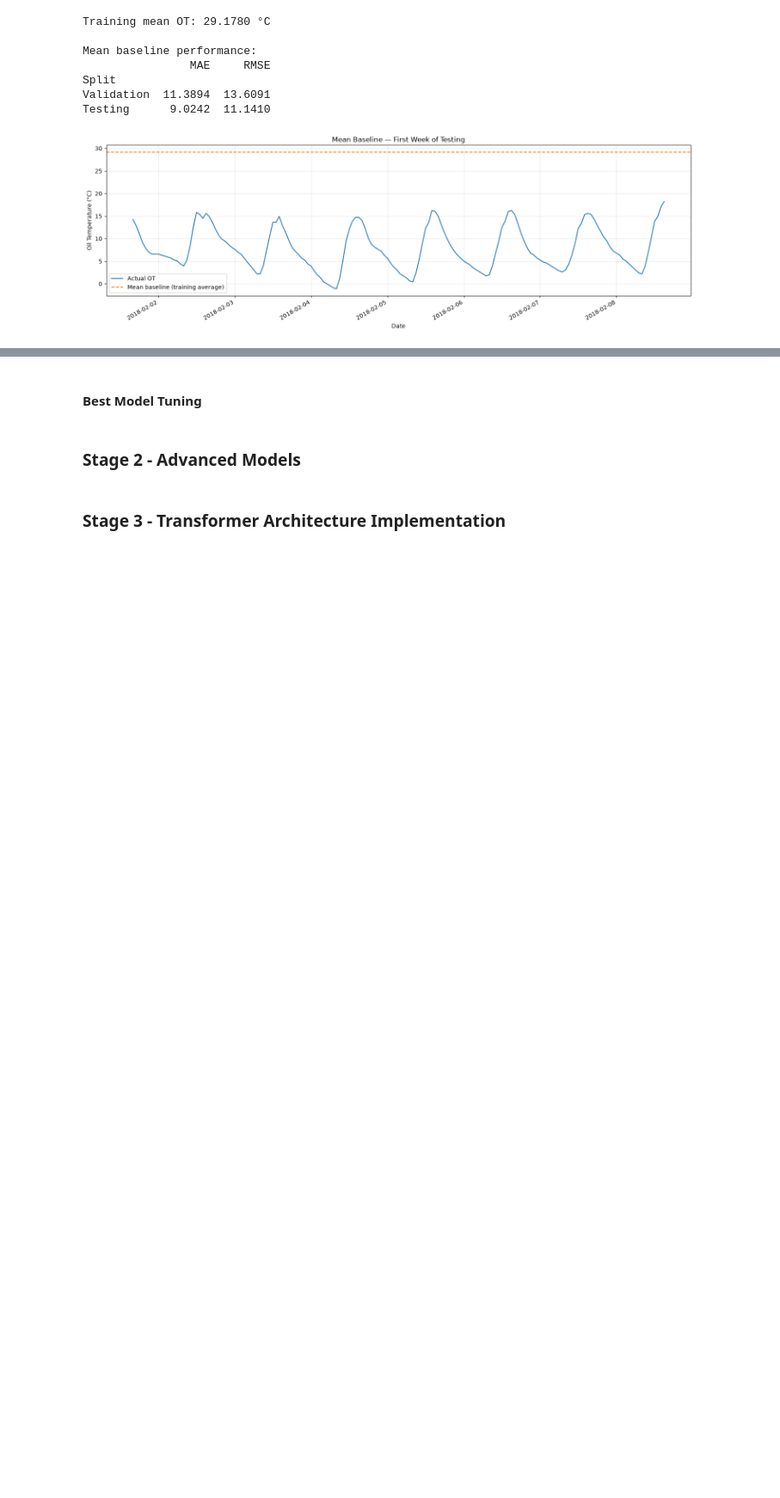
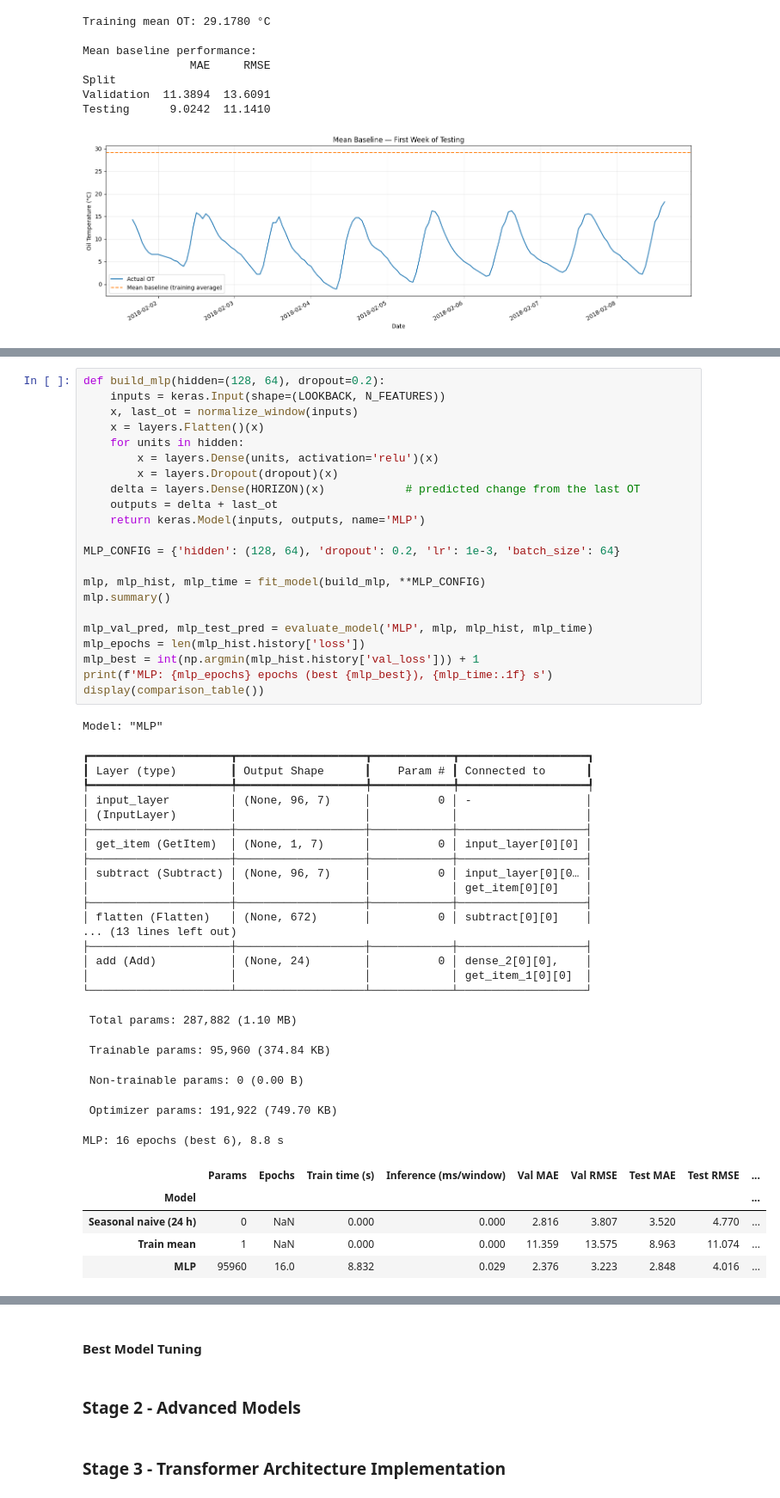
Before and after one commit to janwod/TransformerTempTracker, a Jupyter notebook: AISE4010_Project_Group07.ipynb, the cells around one changed output, grey strips where cells are left out. Shown at 86% size. Saved outputs shown, nothing was run; the diff lists cells and outputs as text; blank space fills up the shorter version.

```diff
--- a/AISE4010_Project_Group07.ipynb
+++ b/AISE4010_Project_Group07.ipynb
@@ -373,0 +562,51 @@ Testing      9.0242  11.1410
+# %%
+def build_mlp(hidden=(128, 64), dropout=0.2):
+    inputs = keras.Input(shape=(LOOKBACK, N_FEATURES))
+    x, last_ot = normalize_window(inputs)
+    x = layers.Flatten()(x)
+    for units in hidden:
+        x = layers.Dense(units, activation='relu')(x)
+        x = layers.Dropout(dropout)(x)
+    delta = layers.Dense(HORIZON)(x)            # predicted change from the last OT
+    outputs = delta + last_ot
+    return keras.Model(inputs, outputs, name='MLP')
+
+MLP_CONFIG = {'hidden': (128, 64), 'dropout': 0.2, 'lr': 1e-3, 'batch_size': 64}
+
+mlp, mlp_hist, mlp_time = fit_model(build_mlp, **MLP_CONFIG)
+mlp.summary()
+
+mlp_val_pred, mlp_test_pred = evaluate_model('MLP', mlp, mlp_hist, mlp_time)
+mlp_epochs = len(mlp_hist.history['loss'])
+mlp_best = int(np.argmin(mlp_hist.history['val_loss'])) + 1
+print(f'MLP: {mlp_epochs} epochs (best {mlp_best}), {mlp_time:.1f} s')
+display(comparison_table())
+# %% [output]
+Model: "MLP"
+┏━━━━━━━━━━━━━━━━━━━━━┳━━━━━━━━━━━━━━━━━━━┳━━━━━━━━━━━━┳━━━━━━━━━━━━━━━━━━━┓
+┃ Layer (type)        ┃ Output Shape      ┃    Param # ┃ Connected to      ┃
+┡━━━━━━━━━━━━━━━━━━━━━╇━━━━━━━━━━━━━━━━━━━╇━━━━━━━━━━━━╇━━━━━━━━━━━━━━━━━━━┩
+│ input_layer         │ (None, 96, 7)     │          0 │ -                 │
+│ (InputLayer)        │                   │            │                   │
+├─────────────────────┼───────────────────┼────────────┼───────────────────┤
+│ get_item (GetItem)  │ (None, 1, 7)      │          0 │ input_layer[0][0] │
+├─────────────────────┼───────────────────┼────────────┼───────────────────┤
+│ subtract (Subtract) │ (None, 96, 7)     │          0 │ input_layer[0][0… │
+│                     │                   │            │ get_item[0][0]    │
+├─────────────────────┼───────────────────┼────────────┼───────────────────┤
+│ flatten (Flatten)   │ (None, 672)       │          0 │ subtract[0][0]    │
+... (13 lines left out)
+├─────────────────────┼───────────────────┼────────────┼───────────────────┤
+│ add (Add)           │ (None, 24)        │          0 │ dense_2[0][0],    │
+│                     │                   │            │ get_item_1[0][0]  │
+└─────────────────────┴───────────────────┴────────────┴───────────────────┘
+ Total params: 287,882 (1.10 MB)
+ Trainable params: 95,960 (374.84 KB)
+ Non-trainable params: 0 (0.00 B)
+ Optimizer params: 191,922 (749.70 KB)
+MLP: 16 epochs (best 6), 8.8 s
+|  | Params | Epochs | Train time (s) | Inference (ms/window) | Val MAE | Val RMSE | Test MAE | Test RMSE | ... |
+| Model |  |  |  |  |  |  |  |  | ... |
+| Seasonal naive (24 h) | 0 | NaN | 0.000 | 0.000 | 2.816 | 3.807 | 3.520 | 4.770 | ... |
+| Train mean | 1 | NaN | 0.000 | 0.000 | 11.359 | 13.575 | 8.963 | 11.074 | ... |
+| MLP | 95960 | 16.0 | 8.832 | 0.029 | 2.376 | 3.223 | 2.848 | 4.016 | ... |
```
Also changed, not shown: parts of 13 cells of this notebook.
